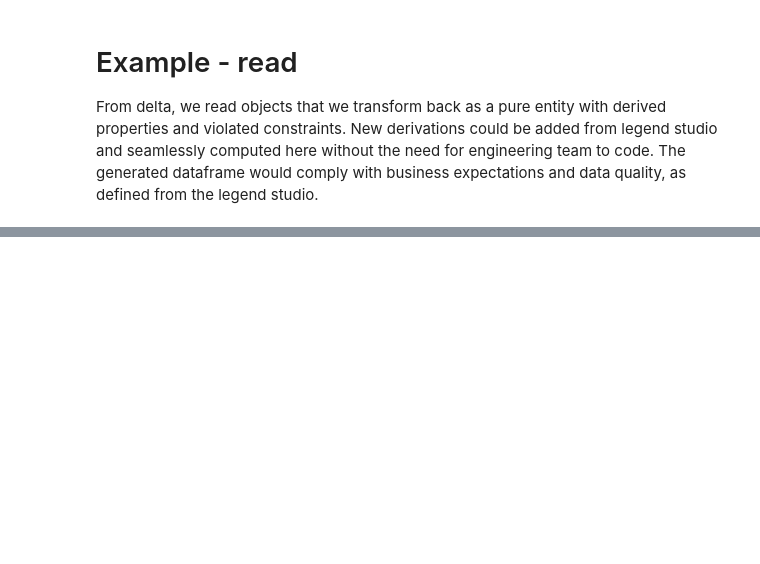
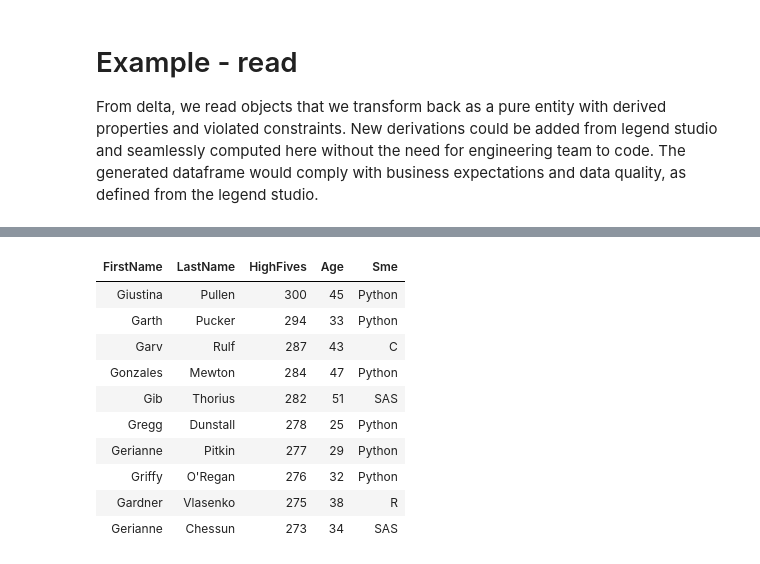
Before and after one commit to finos/legend-community-delta, a Jupyter notebook: databricks-scala.ipynb, the cells around one changed output, grey strips where cells are left out. Cells and saved outputs as stored; diff of their text form; code cells hidden in the pictures; blank space fills up the shorter version.

```diff
--- a/databricks-scala.ipynb
+++ b/databricks-scala.ipynb
@@ -181,0 +242,16 @@ display(legendDf.limit(10))
+# %%
+%scala
+val legendDf = spark.legend("databricks::service::employee")
+display(legendDf.limit(10))
+# %% [output]
+| FirstName | LastName | HighFives | Age | Sme |
+| Giustina | Pullen | 300 | 45 | Python |
+| Garth | Pucker | 294 | 33 | Python |
+| Garv | Rulf | 287 | 43 | C |
+| Gonzales | Mewton | 284 | 47 | Python |
+| Gib | Thorius | 282 | 51 | SAS |
+| Gregg | Dunstall | 278 | 25 | Python |
+| Gerianne | Pitkin | 277 | 29 | Python |
+| Griffy | O'Regan | 276 | 32 | Python |
+| Gardner | Vlasenko | 275 | 38 | R |
+| Gerianne | Chessun | 273 | 34 | SAS |
```
Also changed, not shown: parts of 13 cells of this notebook, 18 other files.
